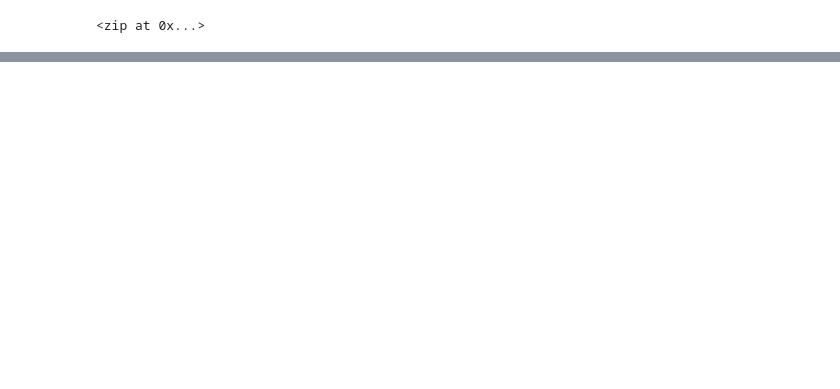
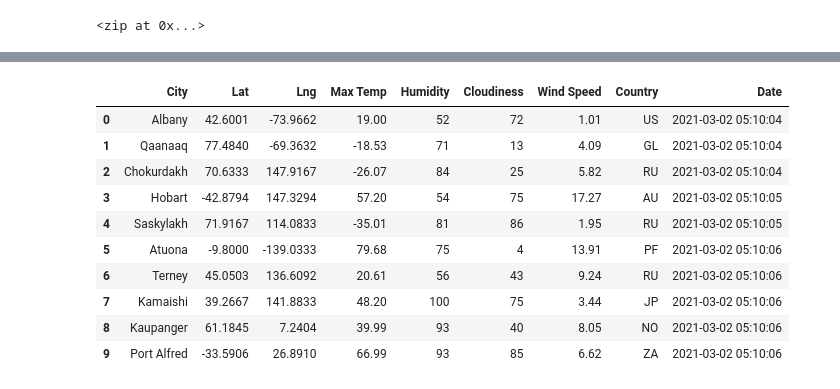
Before and after one commit to daniethecreator/World_Weather_Analysis, a Jupyter notebook: WeatherPy.ipynb, the cells around one changed output, grey strips where cells are left out. Drawn from its saved outputs; the diff is of its cells as text; code cells hidden in the pictures; blank space fills up the shorter version.

Commit message:
added through module 6.2

```diff
--- a/WeatherPy.ipynb
+++ b/WeatherPy.ipynb
@@ -31,0 +38,4 @@ len(cities)
+# %%
+# Starting URL for Weather Map API Call.
+url = "http://api.openweathermap.org/data/2.5/weather?units=Imperial&APPID=" + weather_api_key
+print(url)
@@ -31,0 +47,10 @@ len(cities)
+# %%
+# Create an empty list to hold the weather data.
+city_data = []
+# Print the beginning of the logging.
+print("Beginning Data Retrieval     ")
+print("-----------------------------")
+
+# Create counters.
+record_count = 1
+set_count = 1
@@ -31,0 +60,10 @@ len(cities)
+# %%
+# Loop through all the cities in our list.
+for i in range(len(cities)):
+
+    # Group cities in sets of 50 for logging purposes.
+    if (i % 50 == 0 and i >= 50):
+        set_count += 1
+        record_count = 1
+    # Create endpoint URL with each city.
+    city_url = url + "&q=" + cities[i]
@@ -31,0 +138,16 @@ len(cities)
+# %%
+# Convert the array of dictionaries to a Pandas DataFrame.
+city_data_df = pd.DataFrame(city_data)
+city_data_df.head(10)
+# %% [output]
+|  | City | Lat | Lng | Max Temp | Humidity | Cloudiness | Wind Speed | Country | Date |
+| 0 | Albany | 42.6001 | -73.9662 | 19.00 | 52 | 72 | 1.01 | US | 2021-03-02 05:10:04 |
+| 1 | Qaanaaq | 77.4840 | -69.3632 | -18.53 | 71 | 13 | 4.09 | GL | 2021-03-02 05:10:04 |
+| 2 | Chokurdakh | 70.6333 | 147.9167 | -26.07 | 84 | 25 | 5.82 | RU | 2021-03-02 05:10:04 |
+| 3 | Hobart | -42.8794 | 147.3294 | 57.20 | 54 | 75 | 17.27 | AU | 2021-03-02 05:10:05 |
+| 4 | Saskylakh | 71.9167 | 114.0833 | -35.01 | 81 | 86 | 1.95 | RU | 2021-03-02 05:10:05 |
+| 5 | Atuona | -9.8000 | -139.0333 | 79.68 | 75 | 4 | 13.91 | PF | 2021-03-02 05:10:06 |
+| 6 | Terney | 45.0503 | 136.6092 | 20.61 | 56 | 43 | 9.24 | RU | 2021-03-02 05:10:06 |
+| 7 | Kamaishi | 39.2667 | 141.8833 | 48.20 | 100 | 75 | 3.44 | JP | 2021-03-02 05:10:06 |
+| 8 | Kaupanger | 61.1845 | 7.2404 | 39.99 | 93 | 40 | 8.05 | NO | 2021-03-02 05:10:06 |
+| 9 | Port Alfred | -33.5906 | 26.8910 | 66.99 | 93 | 85 | 6.62 | ZA | 2021-03-02 05:10:06 |
```
Also changed, not shown: parts of 8 cells of this notebook, 1 other file.
